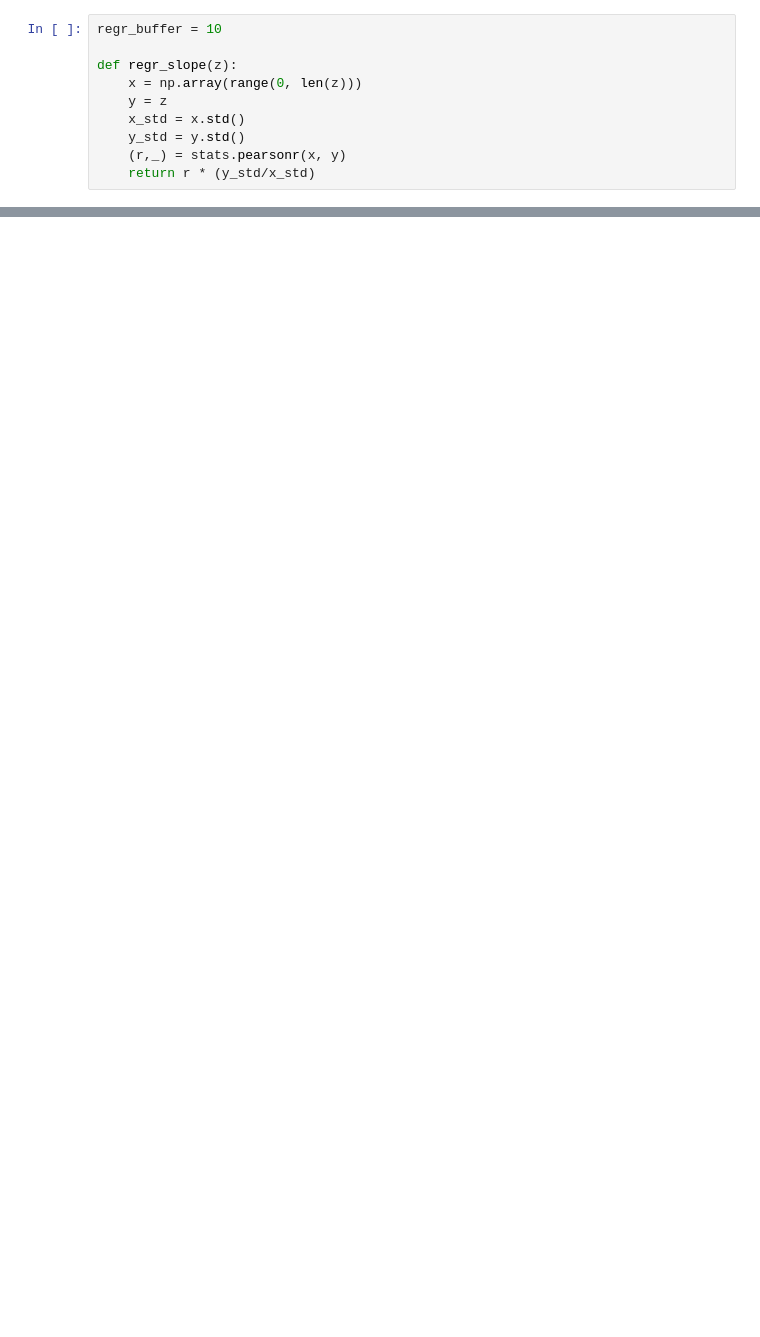
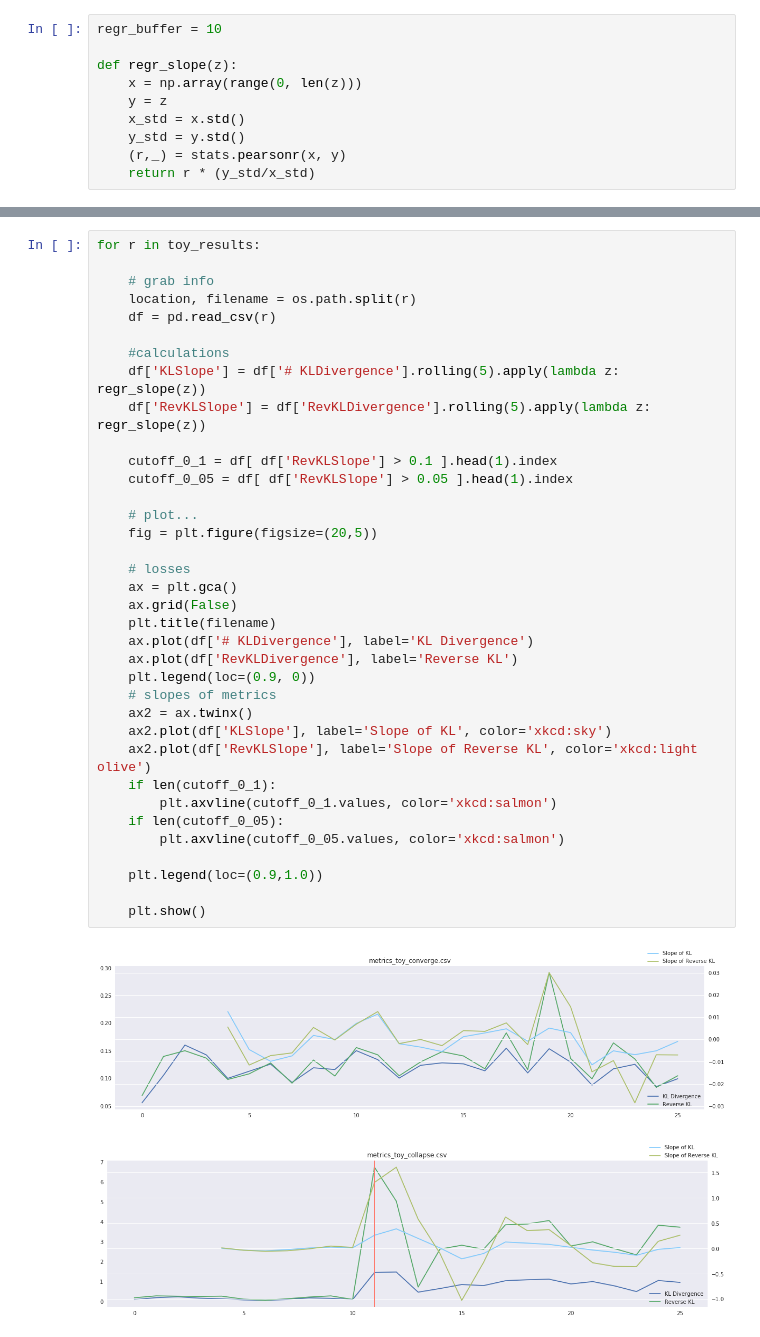
Before and after one commit to vperidot/runtime-dmc, a Jupyter notebook: Plots.ipynb, the cells around one changed output, grey strips where cells are left out. Cells and saved outputs as stored; diff of their text form; blank space fills up the shorter version.

```diff
--- a/Plots.ipynb
+++ b/Plots.ipynb
@@ -77,0 +74,39 @@ Int64Index([9], dtype='int64')
+# %%
+for r in toy_results:
+
+    # grab info
+    location, filename = os.path.split(r)
+    df = pd.read_csv(r)
+
+    #calculations
+    df['KLSlope'] = df['# KLDivergence'].rolling(5).apply(lambda z: regr_slope(z))
+    df['RevKLSlope'] = df['RevKLDivergence'].rolling(5).apply(lambda z: regr_slope(z))
+
+    cutoff_0_1 = df[ df['RevKLSlope'] > 0.1 ].head(1).index
+    cutoff_0_05 = df[ df['RevKLSlope'] > 0.05 ].head(1).index
+
+    # plot...
+    fig = plt.figure(figsize=(20,5))
+
+    # losses
+    ax = plt.gca()
+    ax.grid(False)
+    plt.title(filename)
+    ax.plot(df['# KLDivergence'], label='KL Divergence')
+    ax.plot(df['RevKLDivergence'], label='Reverse KL')
+    plt.legend(loc=(0.9, 0))
+    # slopes of metrics
+    ax2 = ax.twinx()
+    ax2.plot(df['KLSlope'], label='Slope of KL', color='xkcd:sky')
+    ax2.plot(df['RevKLSlope'], label='Slope of Reverse KL', color='xkcd:light olive')
+    if len(cutoff_0_1):
+        plt.axvline(cutoff_0_1.values, color='xkcd:salmon')
+    if len(cutoff_0_05):
+        plt.axvline(cutoff_0_05.values, color='xkcd:salmon')
+
+    plt.legend(loc=(0.9,1.0))
+
+    plt.show()
+# %% [output]
+[figure, added]
+[figure, added]
```
Also changed, not shown: parts of 2 cells of this notebook, 25 other files.
